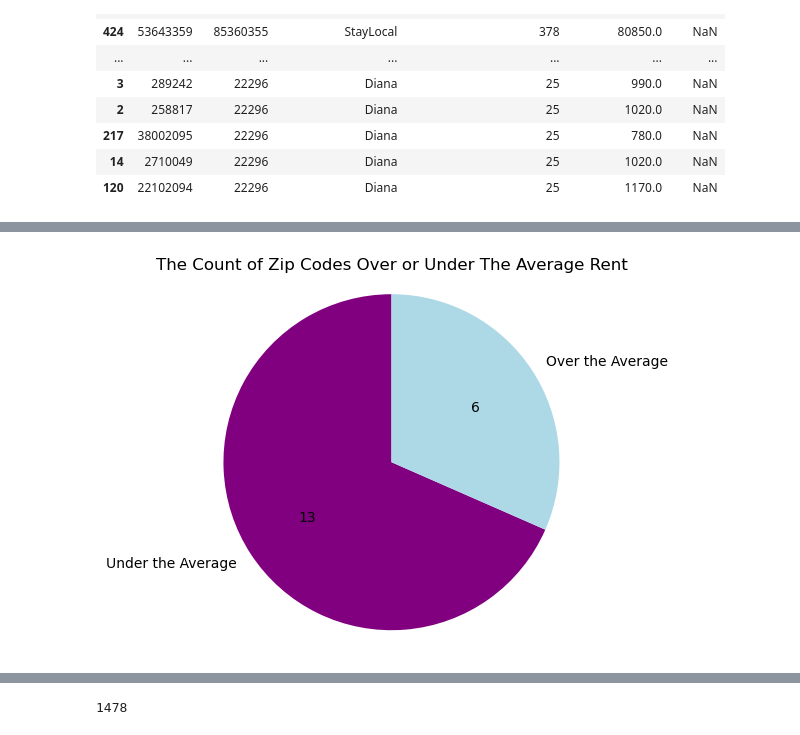
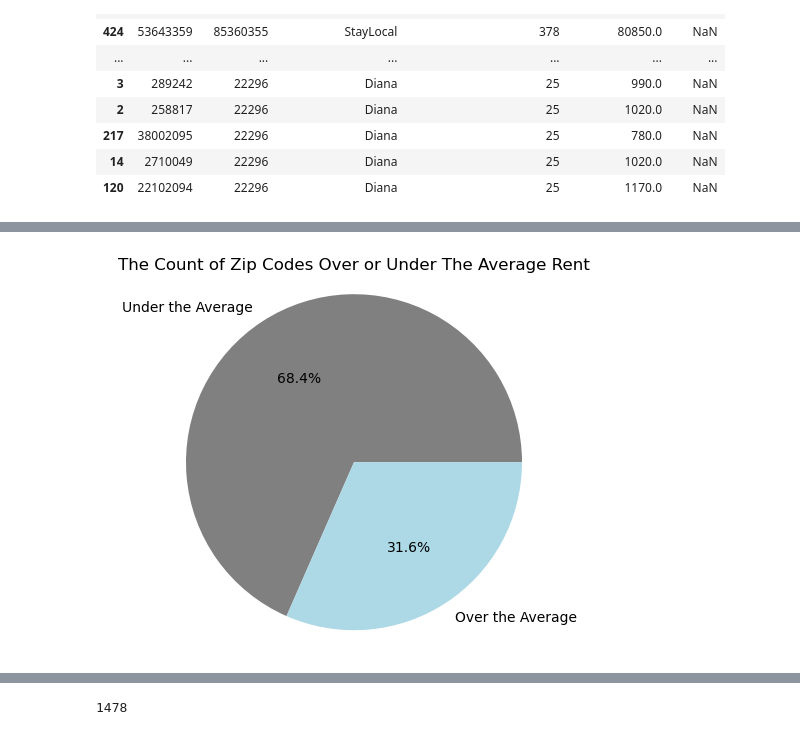
Before and after one commit to jacobvogs/Airbnb-Listings-in-Nash, a Jupyter notebook: notebook/capstone.ipynb, the cells around one changed output, grey strips where cells are left out. Drawn from its saved outputs; the diff is of its cells as text; code cells hidden in the pictures.

```diff
--- a/notebook/capstone.ipynb
+++ b/notebook/capstone.ipynb
@@ -540,13 +548,13 @@ over_avg
 # %%
-values = np.array([13,6])
+values = np.array([68.42,31.58])
 labels = ['Under the Average','Over the Average' ]
-colors = ['purple','lightblue']
-plt.pie(values, labels=labels, autopct=lambda x: '{:.0f}'.format(x * sum(values) / 100),colors=colors, startangle=90)
+colors = ['grey','lightblue']
+plt.pie(values, labels=labels,autopct='%1.1f%%',colors=colors)
 plt.title('The Count of Zip Codes Over or Under The Average Rent')
 plt.axis('equal')
-##plt.savefig('pichart.jpg')
+plt.savefig('pichart.jpg')
 plt.show()
 # %% [output]
-[figure, old version]
+[figure, new version]
 # %%
 under_avg_inci = incidents[incidents['ZIP_Code'].isin(under_avg['Zip Code'])]
```
Also changed, not shown: parts of 23 cells of this notebook.
